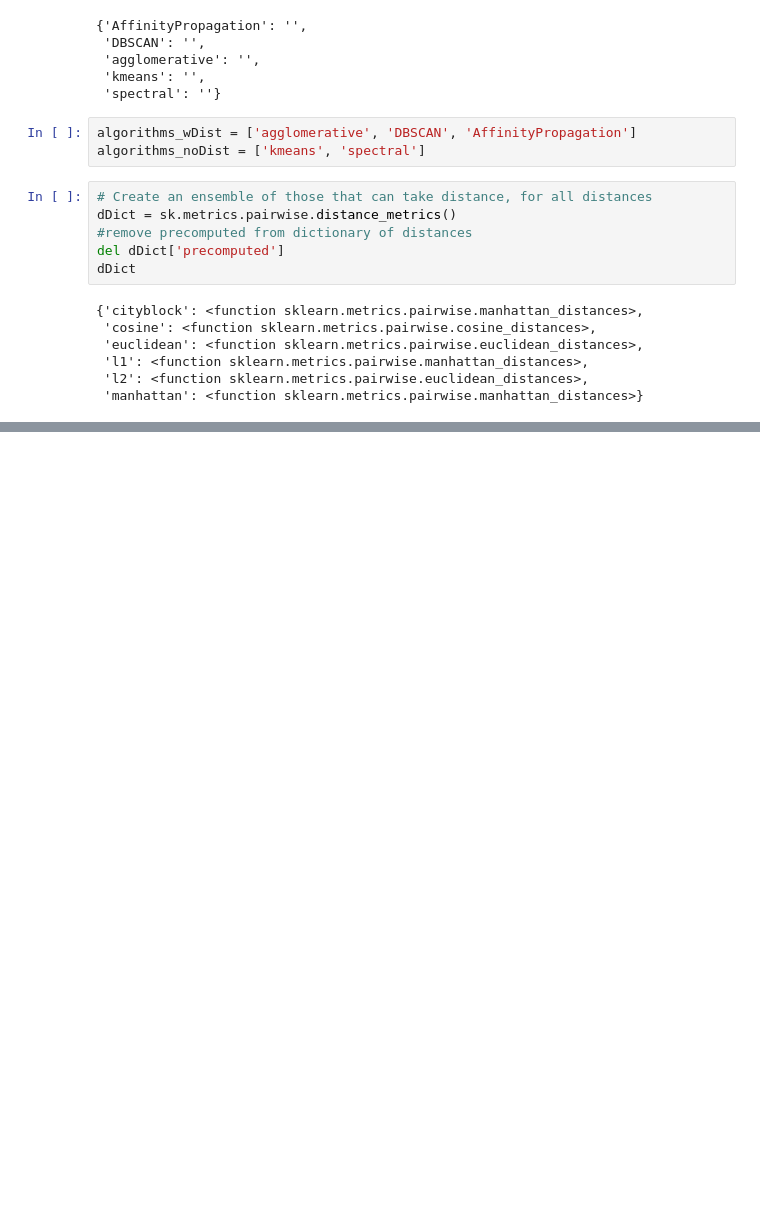
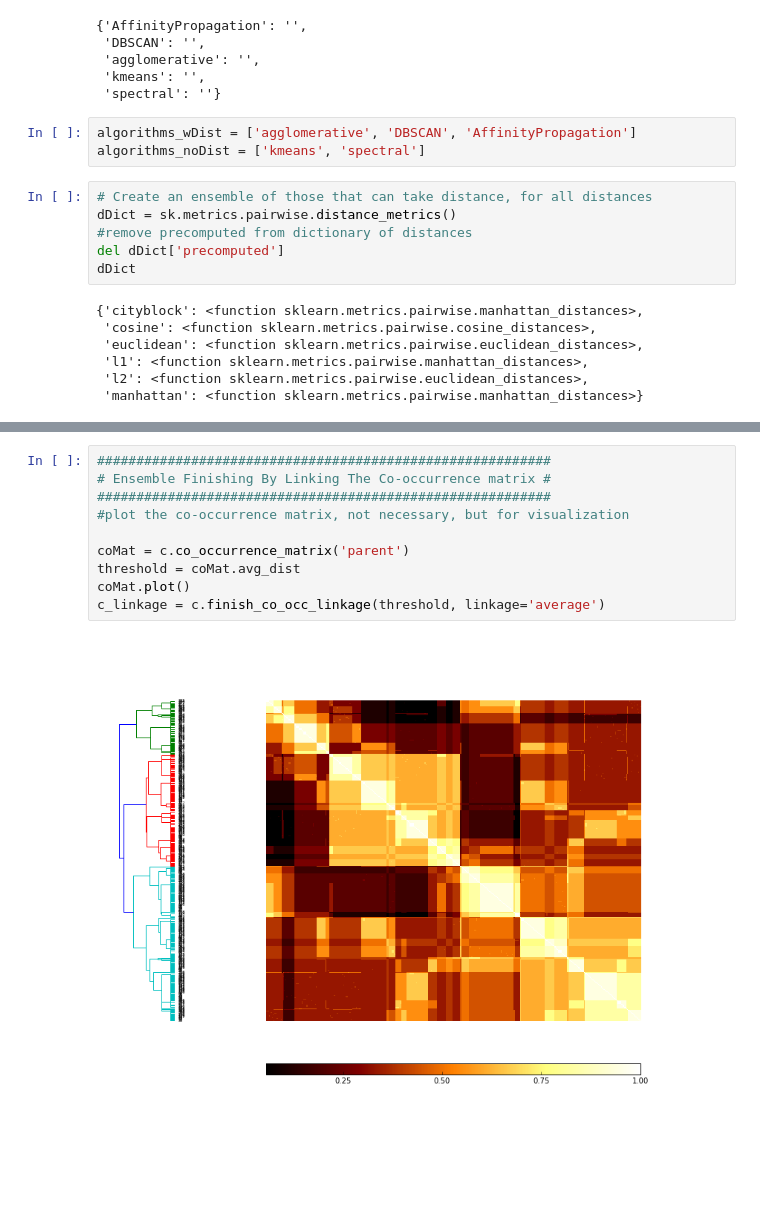
Before and after one commit to NaegleLab/OpenEnsembles, a Jupyter notebook: examples/Example_DistanceMetrics.ipynb, the cells around one changed output, grey strips where cells are left out. Saved outputs shown, nothing was run; the diff lists cells and outputs as text; blank space fills up the shorter version.

```diff
--- a/examples/Example_DistanceMetrics.ipynb
+++ b/examples/Example_DistanceMetrics.ipynb
@@ -85,0 +100,12 @@ c_noDist.cluster('parent', 'kmeans', 'kmeans', distance='euclidean', K=2)
+# %%
+##########################################################
+# Ensemble Finishing By Linking The Co-occurrence matrix #
+##########################################################
+#plot the co-occurrence matrix, not necessary, but for visualization
+
+coMat = c.co_occurrence_matrix('parent')
+threshold = coMat.avg_dist
+coMat.plot()
+c_linkage = c.finish_co_occ_linkage(threshold, linkage='average')
+# %% [output]
+[figure, added]
```
Also changed, not shown: parts of 6 cells of this notebook, 2 other files.
